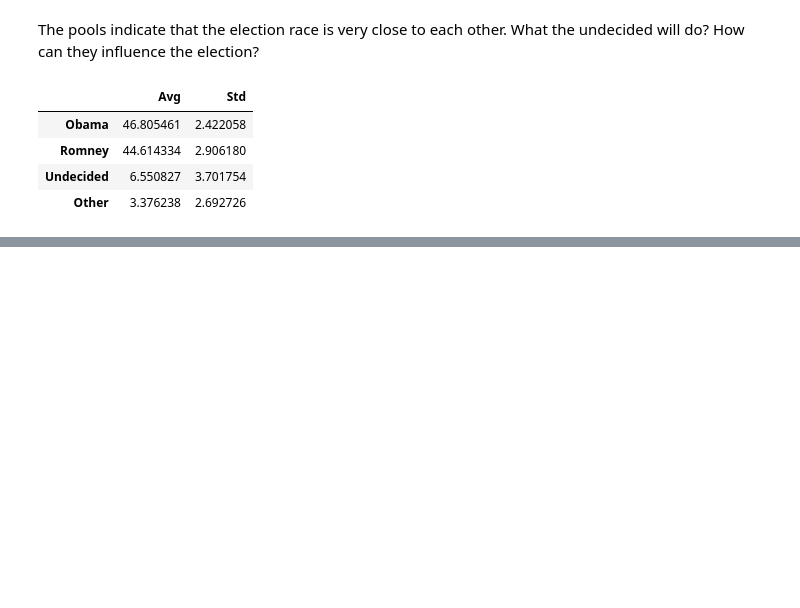
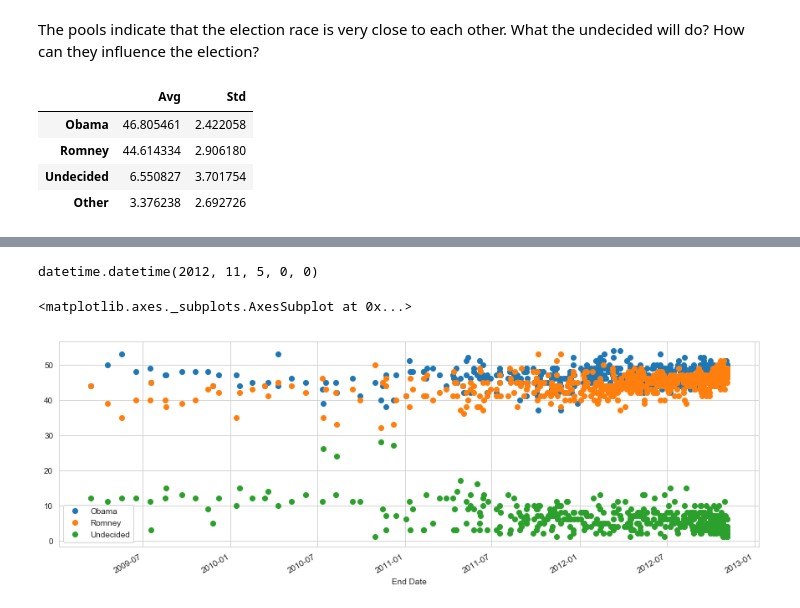
Before and after one commit to cosimino81/Data-Analysis, a Jupyter notebook: Election-Analysis/Election -Project.ipynb, the cells around one changed output, grey strips where cells are left out. Saved outputs shown, nothing was run; the diff lists cells and outputs as text; code cells hidden in the pictures; blank space fills up the shorter version.

```diff
--- a/Election-Analysis/Election -Project.ipynb
+++ b/Election-Analysis/Election -Project.ipynb
@@ -173,0 +185,15 @@ poll_avg
+# %%
+from datetime import datetime
+
+datetime_object = datetime.strptime('2012-11-05', '%Y-%m-%d')
+
+datetime_object
+# %% [output]
+datetime.datetime(2012, 11, 5, 0, 0)
+# %%
+poll_df['End Date'] = poll_df['End Date'].apply(lambda x: datetime.strptime(str(x), '%Y-%m-%d'))
+# %%
+poll_df.plot(x = 'End Date',y =['Obama', 'Romney', 'Undecided'], linestyle = '', marker = 'o', figsize=(15,5))
+# %% [output]
+<matplotlib.axes._subplots.AxesSubplot at 0x...>
+[figure, added]
```
Also changed, not shown: parts of 10 cells of this notebook.
